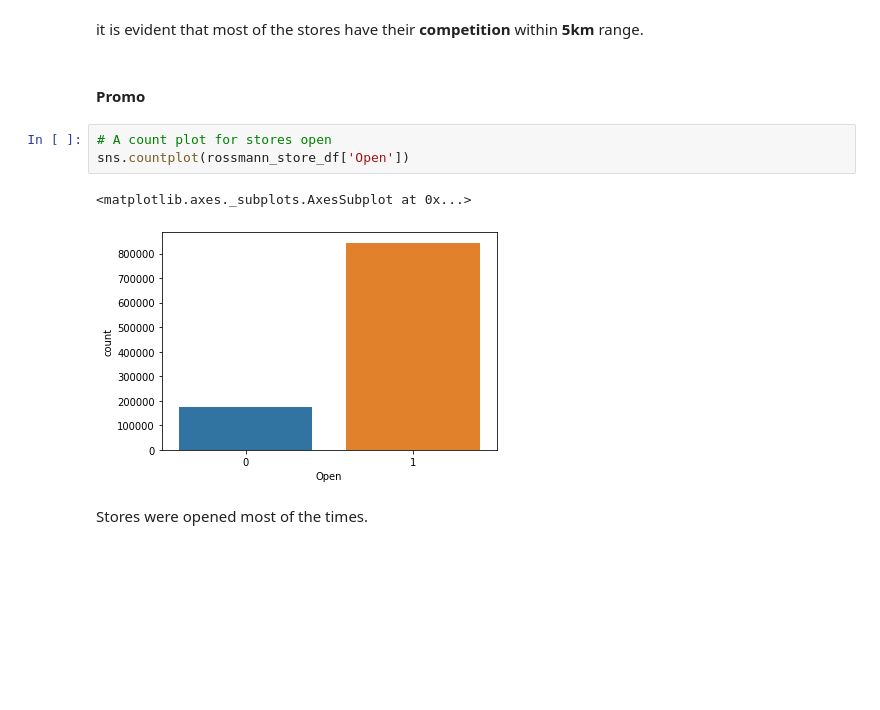
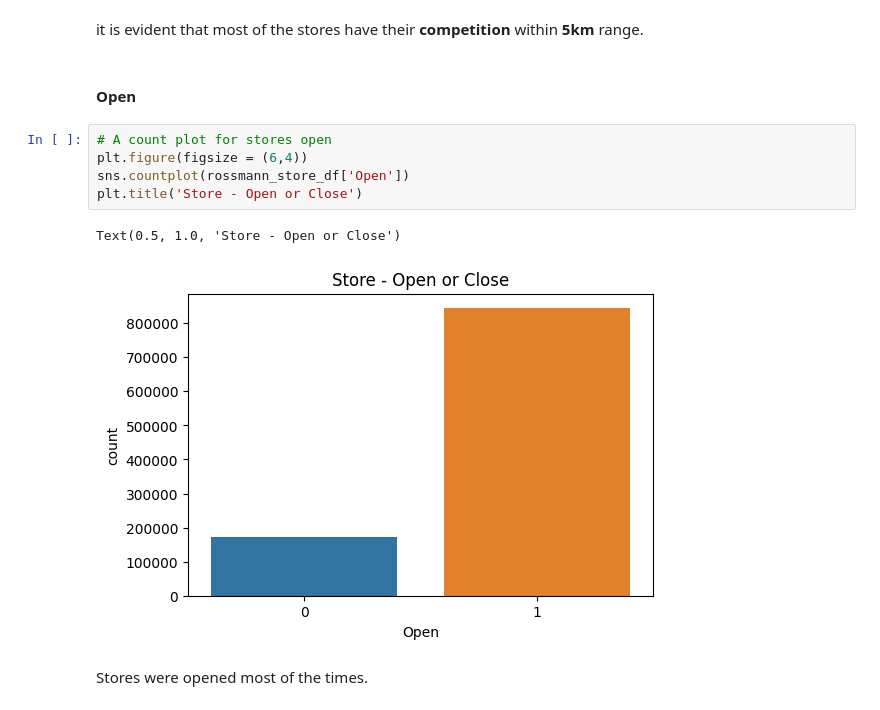
Before and after one commit to sahu-vishal/Rossmann-Sales-Prediction, a Jupyter notebook: Rossmann_Sales_Prediction_Capstone_Project.ipynb, the cells around one changed output. Drawn from its saved outputs; the diff is of its cells as text; blank space fills up the shorter version.

```diff
--- a/Rossmann_Sales_Prediction_Capstone_Project.ipynb
+++ b/Rossmann_Sales_Prediction_Capstone_Project.ipynb
@@ -307,13 +307,15 @@ sns.distplot(x = rossmann_store_df['CompetitionDistance'],hist = True)
 # %% [markdown]
 it is evident that most of the stores have their **competition** within **5km** range.
 # %% [markdown]
-#### Promo
+#### Open
 # %%
 # A count plot for stores open
+plt.figure(figsize = (6,4))
 sns.countplot(rossmann_store_df['Open'])
+plt.title('Store - Open or Close')
 # %% [output]
-<matplotlib.axes._subplots.AxesSubplot at 0x...>
+Text(0.5, 1.0, 'Store - Open or Close')
-[figure, old version]
+[figure, new version]
 # %% [markdown]
 Stores were opened most of the times.
 # %% [markdown]
```
Also changed, not shown: parts of 49 cells of this notebook.
